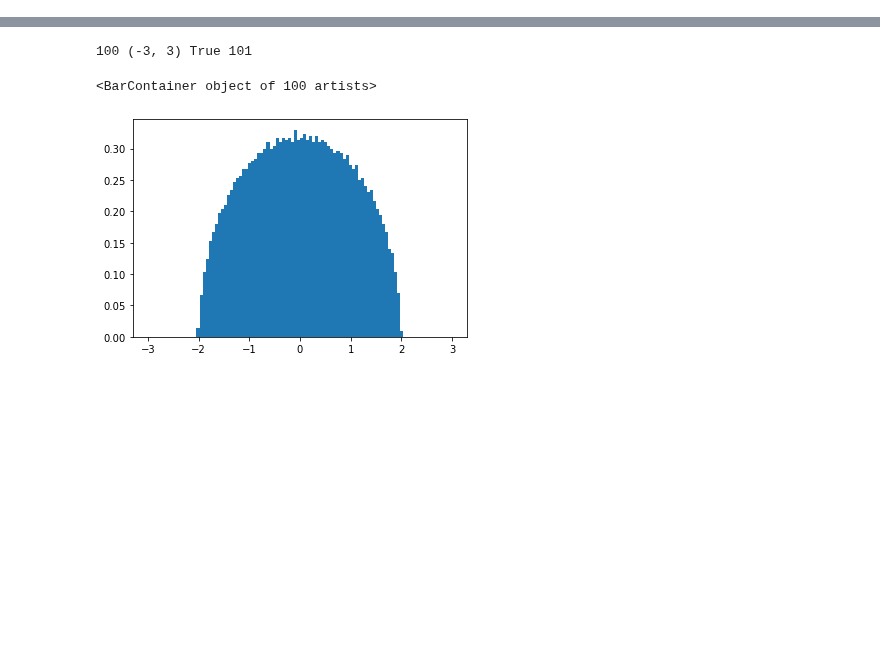
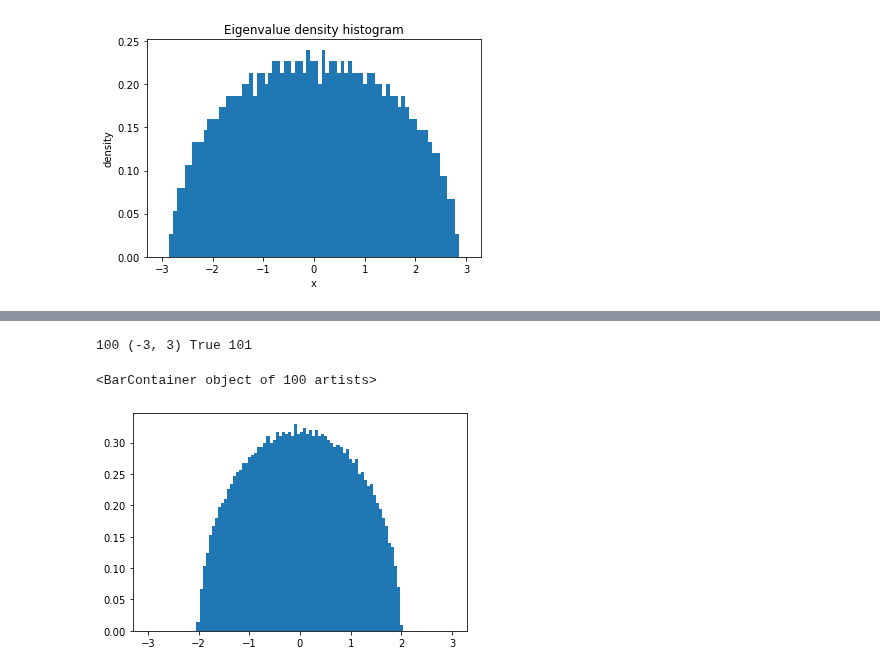
Before and after one commit to AlejandroSantorum/scikit-rmt, a Jupyter notebook: notebooks/ensemble_sims.ipynb, the cells around one changed output, grey strips where cells are left out. Cells and saved outputs as stored; diff of their text form; code cells hidden in the pictures; blank space fills up the shorter version.

```diff
--- a/notebooks/ensemble_sims.ipynb
+++ b/notebooks/ensemble_sims.ipynb
@@ -29,0 +25,5 @@ def get_bins_centers(bins, contour=True):
+# %%
+gue = GaussianEnsemble(beta=2, n=n, use_tridiagonal=True)
+gue.plot_eigval_hist(bins=80, interval=(-3,3), density=True)
+# %% [output]
+[figure, added]
```
Also changed, not shown: parts of 41 cells of this notebook, 3 other files.
